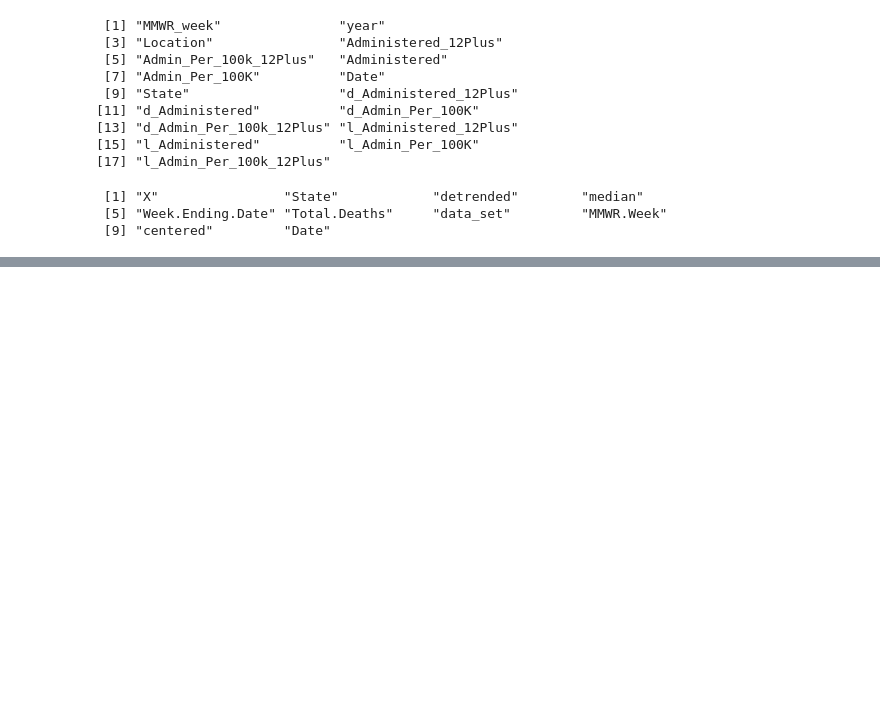
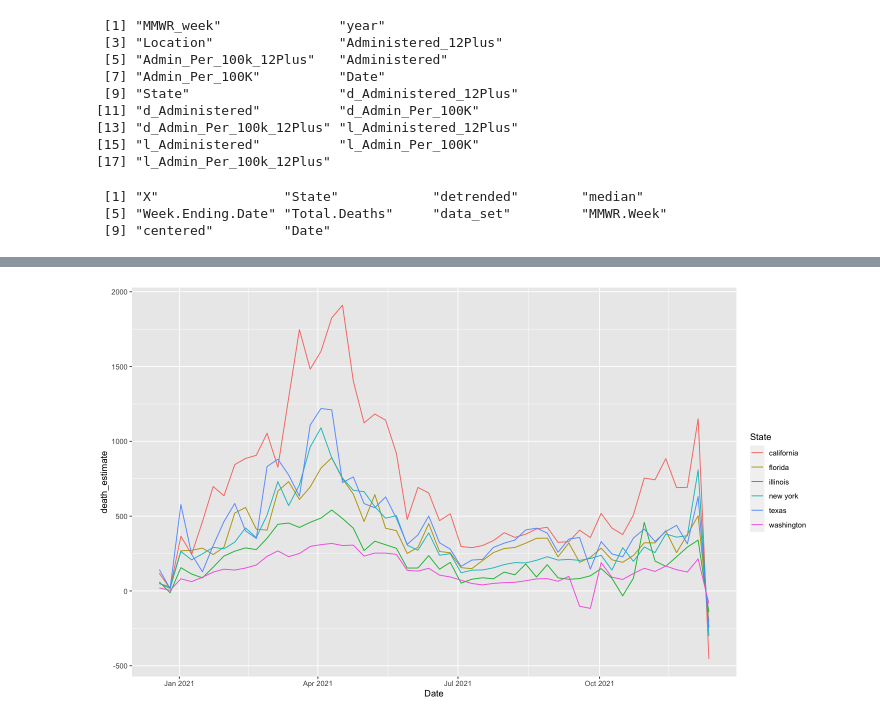
Before and after one commit to matzhaugen/mortality, a Jupyter notebook: notebooks/vacc_vs_deaths.ipynb, the cells around one changed output, grey strips where cells are left out. Drawn from its saved outputs; the diff is of its cells as text; code cells hidden in the pictures; blank space fills up the shorter version.

```diff
--- a/notebooks/vacc_vs_deaths.ipynb
+++ b/notebooks/vacc_vs_deaths.ipynb
@@ -176,7 +170,7 @@ deaths$Date = deaths$Week.Ending.Date
 vacc_weekly$State = stateFromLower(vacc_weekly$Location)
 df = merge(deaths, vacc_weekly, by = c("Date", "State"))
 # %%
-lmfit = lm(centered ~ l_Administered + d_Administered, data=df)
+lmfit = lm(centered ~ l_Administered + d_Administered - 1, data=df)
 summary(lmfit)
 # %% [output]
 Call:
@@ -204,0 +194,3 @@ ggplot()
+# %%
+df$death_estimate = lmfit$fit
+df$residuals = lmfit$residuals
@@ -204,0 +211,6 @@ ggplot()
+# %%
+options(repr.plot.width=12, repr.plot.height=7)
+c = ggplot(subset(df, Location %in% big_states), aes(Date, death_estimate, color=State))
+c + geom_line()
+# %% [output]
+[figure, added]
```
Also changed, not shown: parts of 15 cells of this notebook.
